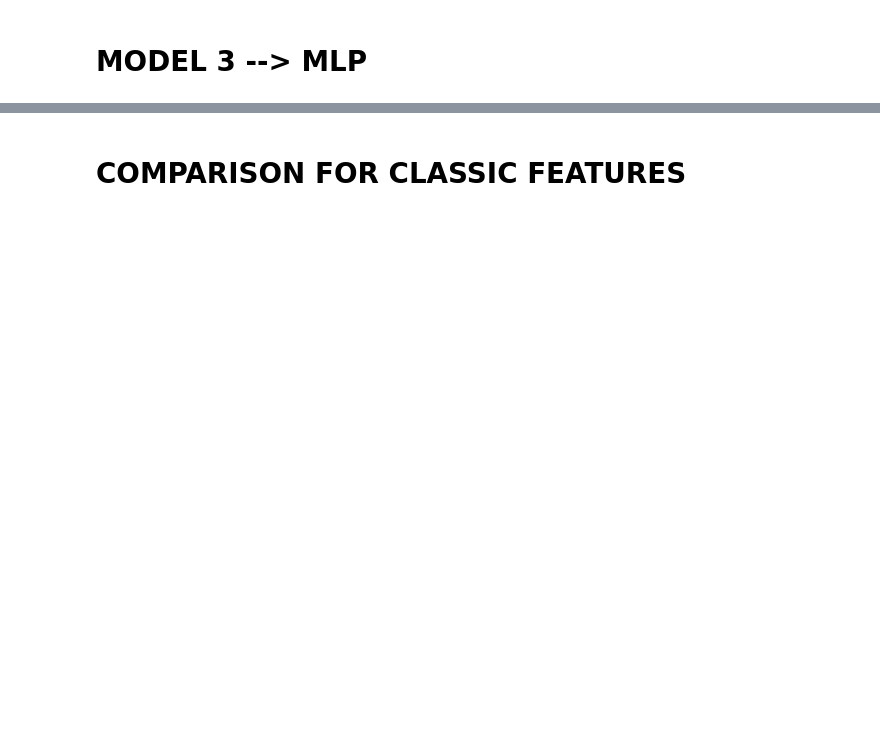
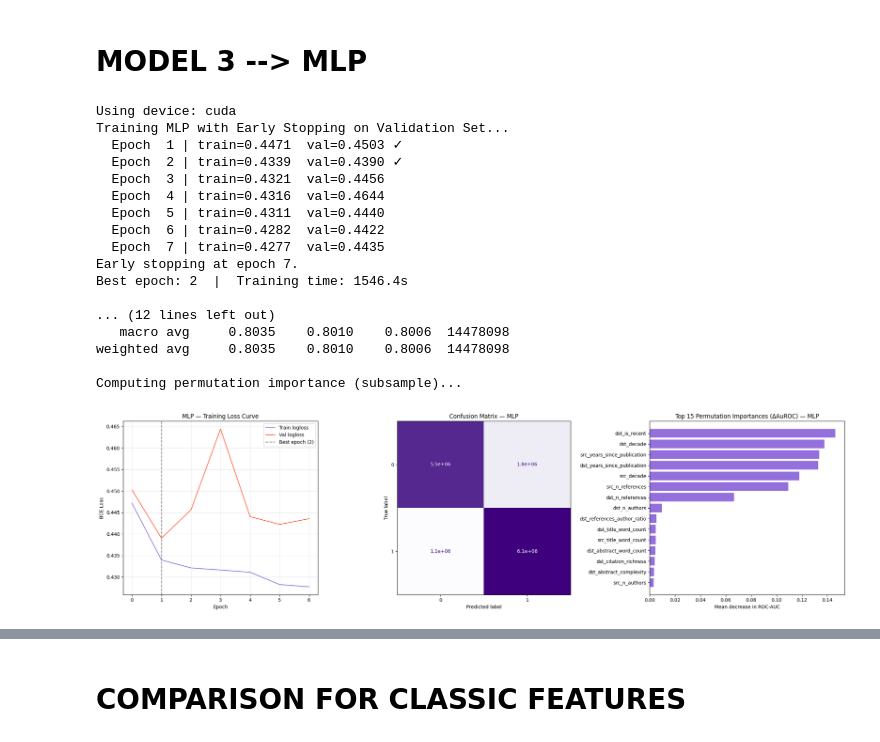
Before and after one commit to ManuCa93/data_project_3, a Jupyter notebook: notebook_def_fixed.ipynb, the cells around one changed output, grey strips where cells are left out. Cells and saved outputs as stored; diff of their text form; code cells hidden in the pictures; blank space fills up the shorter version.

```diff
--- a/notebook_def_fixed.ipynb
+++ b/notebook_def_fixed.ipynb
@@ -2346,27 +2628,9 @@ display(rf_importance_df.head(15))
 # %% [markdown]
 # MODEL 3 --> MLP
 # %%
-import time
-import torch
-import torch.nn as nn
-from torch.utils.data import DataLoader, TensorDataset
-from sklearn.metrics import (
-    roc_auc_score, average_precision_score, brier_score_loss,
-    classification_report, confusion_matrix, ConfusionMatrixDisplay,
-)
-from sklearn.inspection import permutation_importance
-from sklearn.base import BaseEstimator, ClassifierMixin
-import numpy as np
-import pandas as pd
-import matplotlib.pyplot as plt
+# MLP — LINK PREDICTION
 
-assert 'X_train_xgb' in dir(), "Run the data construction cell first!"
-
-# ╔══════════════════════════════════════════════════════════════════════════╗
-# ║                        MLP — LINK PREDICTION                           ║
-# ╚══════════════════════════════════════════════════════════════════════════╝
-
-DEVICE     = torch.device("mps" if torch.backends.mps.is_available() else "cpu")
+DEVICE     = torch.device("cuda" if torch.cuda.is_available() else "cpu")
 BATCH_SIZE = 4096
 MAX_EPOCHS = 50
 PATIENCE   = 5
@@ -2374,7 +2638,7 @@ LR         = 1e-3
 print(f"Using device: {DEVICE}")
 
 
-# --- 1. Model definition -----------------------------------------------------
+# 1. Model definition
 class LinkMLP(nn.Module):
     def __init__(self, in_dim):
         super().__init__()
@@ -2399,7 +2663,7 @@ class LinkMLP(nn.Module):
         return self.net(x).squeeze(1)
 
 
-# --- 2. DataLoaders ----------------------------------------------------------
+# 2. DataLoaders
 def make_loader(X, y, shuffle=True):
     ds = TensorDataset(
         torch.tensor(X, dtype=torch.float32),
@@ -2412,7 +2676,7 @@ val_loader   = make_loader(X_val_xgb,   y_val_xgb,   shuffle=False)
 test_loader  = make_loader(X_test_xgb,  y_test_xgb,  shuffle=False)
 
 
-# --- 3. Training loop --------------------------------------------------------
+# 3. Training loop
 in_dim    = X_train_xgb.shape[1]
 mlp_model = LinkMLP(in_dim).to(DEVICE)
 
@@ -2435,7 +2699,7 @@ t0 = time.time()
 
 for epoch in range(1, MAX_EPOCHS + 1):
 
-    # -- train --
+    # train
     mlp_model.train()
     epoch_loss = 0.0
     for xb, yb in train_loader:
@@ -2447,7 +2711,7 @@ for epoch in range(1, MAX_EPOCHS + 1):
         epoch_loss += loss.item() * len(yb)
     train_loss = epoch_loss / len(y_train_xgb)
 
-    # -- validate --
+    # validate
     mlp_model.eval()
     val_loss = 0.0
     with torch.no_grad():
@@ -2483,7 +2747,7 @@ print(f"Best epoch: {best_epoch}  |  Training time: {mlp_train_time_pair:.1f}s")
 mlp_model.load_state_dict(best_state)
 
 
-# --- 4. Inference ------------------------------------------------------------
+# 4. Inference
 def predict_proba(model, loader):
     model.eval()
     probs = []
@@ -2497,7 +2761,7 @@ mlp_probs_pair = predict_proba(mlp_model, test_loader)
 mlp_preds = (mlp_probs_pair >= 0.5).astype(int)
 
 
-# --- 5. Evaluation -----------------------------------------------------------
+# 5. Evaluation
 print("\n--- MLP Link Prediction (Test Split) ---")
 print(f"ROC-AUC : {roc_auc_score(y_test_xgb,  mlp_probs_pair):.4f}")
 print(f"PR-AUC  : {average_precision_score(y_test_xgb, mlp_probs_pair):.4f}")
@@ -2506,7 +2770,7 @@ print("\nClassification report:")
 print(classification_report(y_test_xgb, mlp_preds, digits=4))
 
 
-# --- 6. Permutation importance (on a 5k subsample for speed) ----------------
+# 6. Permutation importance (on a 5k subsample)
 print("Computing permutation importance (subsample)...")
 N_IMP = min(5000, len(X_test_xgb))
 rng   = np.random.default_rng(42)
@@ -2539,47 +2803,55 @@ mlp_importance_df = (
 )
 
 
-# --- 7. Plots ----------------------------------------------------------------
+# 7. Plots
 fig, axes = plt.subplots(1, 3, figsize=(22, 6))
 
 # Loss curve
 axes[0].plot(mlp_train_losses, label="Train logloss", color="mediumpurple", linewidth=1.5)
 axes[0].plot(mlp_val_losses,   label="Val logloss",   color="tomato",       linewidth=1.5)
 axes[0].axvline(best_epoch - 1, color="gray", linestyle="--",
                 label=f"Best epoch ({best_epoch})")
 axes[0].set_xlabel("Epoch")
 axes[0].set_ylabel("BCE Loss")
 axes[0].set_title("MLP — Training Loss Curve")
 axes[0].legend()
 axes[0].grid(True, alpha=0.3)
 
 # Confusion matrix
 cm_mlp = confusion_matrix(y_test_xgb, mlp_preds)
 ConfusionMatrixDisplay(confusion_matrix=cm_mlp).plot(
     cmap="Purples", ax=axes[1], colorbar=False)
 axes[1].set_title("Confusion Matrix — MLP")
 
 # Feature importance
 axes[2].barh(
     mlp_importance_df["feature"][::-1],
     mlp_importance_df["importance"][::-1],
     color="mediumpurple",
 )
 axes[2].set_title("Top 15 Permutation Importances (ΔAuROC) — MLP")
 axes[2].set_xlabel("Mean decrease in ROC-AUC")
 
 plt.tight_layout()
 plt.show()
 
 display(mlp_importance_df)
-
-
-# --- 8. Fair comparison (update to include MLP) ------------------------------
-print("\n══════════════ FAIR COMPARISON ══════════════")
-print(f"{'Metric':<14} {'LightGBM':>10} {'Rand Forest':>12} {'MLP':>10}")
-print("─" * 50)
-print(f"{'ROC-AUC':<14} {roc_auc_score(y_test_xgb, lgbm_probs_pair):>10.4f} {roc_auc_score(y_test_xgb, rf_probs_pair):>12.4f} {roc_auc_score(y_test_xgb, mlp_probs_pair):>10.4f}")
-print(f"{'PR-AUC':<14} {average_precision_score(y_test_xgb, lgbm_probs_pair):>10.4f} {average_precision_score(y_test_xgb, rf_probs_pair):>12.4f} {average_precision_score(y_test_xgb, mlp_probs_pair):>10.4f}")
-print(f"{'Brier':<14} {brier_score_loss(y_test_xgb, lgbm_probs_pair):>10.4f} {brier_score_loss(y_test_xgb, rf_probs_pair):>12.4f} {brier_score_loss(y_test_xgb, mlp_probs_pair):>10.4f}")
-print(f"{'Train time':<14} {lgbm_train_time_pair:>9.1f}s {rf_train_time_pair:>11.1f}s {mlp_train_time_pair:>9.1f}s")
-print(f"{'Best iter':<14} {lgbm_model_pair.best_iteration_:>10} {'N/A (500)':>12} {best_epoch:>10}")
+# %% [output]
+Using device: cuda
+Training MLP with Early Stopping on Validation Set...
+  Epoch  1 | train=0.4471  val=0.4503 ✓
+  Epoch  2 | train=0.4339  val=0.4390 ✓
+  Epoch  3 | train=0.4321  val=0.4456
+  Epoch  4 | train=0.4316  val=0.4644
+  Epoch  5 | train=0.4311  val=0.4440
+  Epoch  6 | train=0.4282  val=0.4422
+  Epoch  7 | train=0.4277  val=0.4435
+Early stopping at epoch 7.
+Best epoch: 2  |  Training time: 1546.4s
+
+... (12 lines left out)
+   macro avg     0.8035    0.8010    0.8006  14478098
+weighted avg     0.8035    0.8010    0.8006  14478098
+
+Computing permutation importance (subsample)...
+[figure, added]
```
Also changed, not shown: parts of 77 cells of this notebook.
